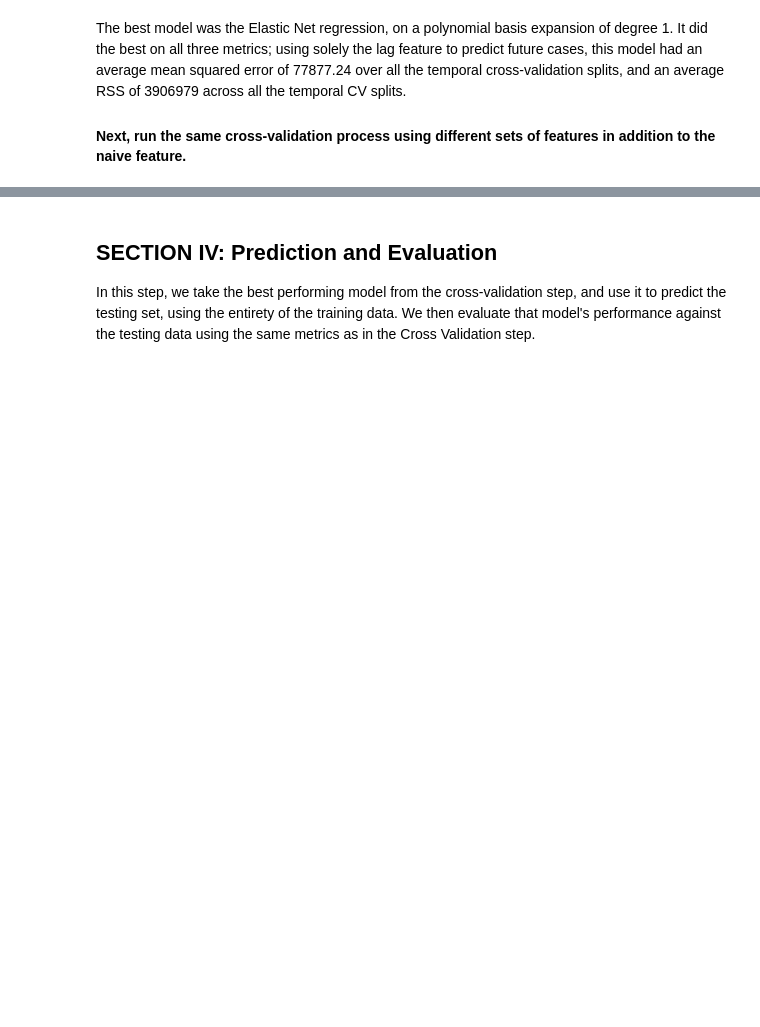
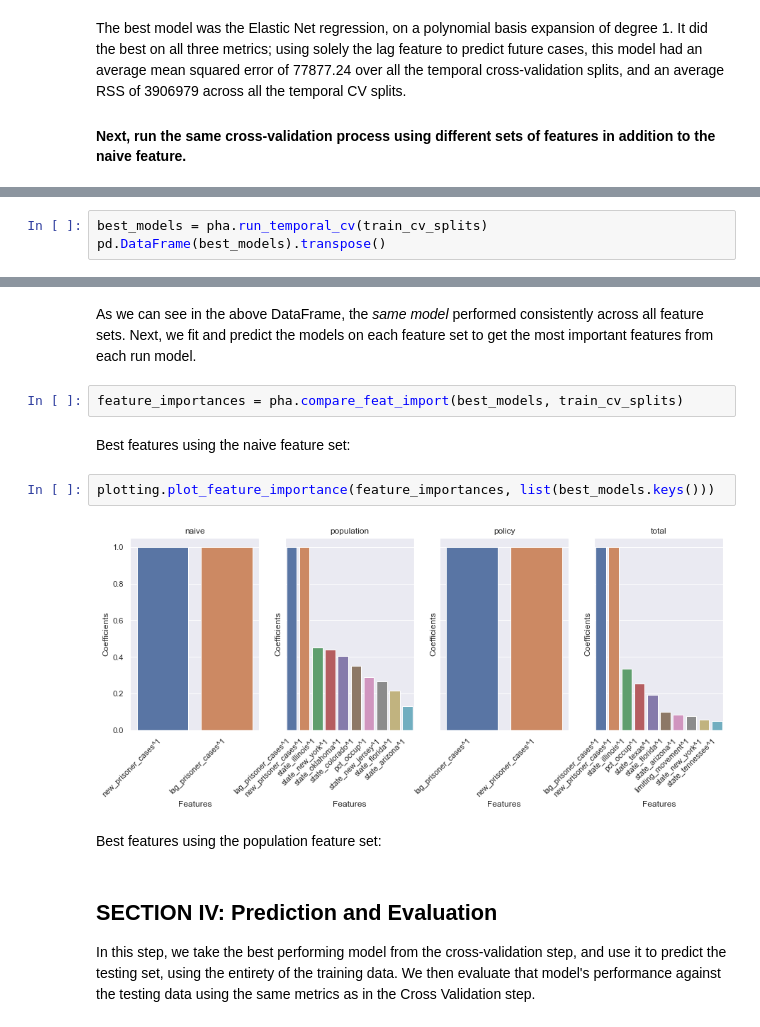
Before and after one commit to christi-liongson/covid_decarceration, a Jupyter notebook: analysis/prison_data_processing.ipynb, the cells around one changed output, grey strips where cells are left out. Cells and saved outputs as stored; diff of their text form; blank space fills up the shorter version.

```diff
--- a/analysis/prison_data_processing.ipynb
+++ b/analysis/prison_data_processing.ipynb
@@ -1174,0 +604,3 @@ get_feature_importance(best_model, best_params, train_cv, test_cv, all_features,
+# %%
+best_models = pha.run_temporal_cv(train_cv_splits)
+pd.DataFrame(best_models).transpose()
@@ -1175,3 +613,15 @@ get_feature_importance(best_model, best_params, train_cv, test_cv, all_features,
+# %% [markdown]
+As we can see in the above DataFrame, the _same model_ performed consistently across all feature sets. Next, we fit and predict the models on each feature set to get the most important features from each run model.
+# %%
+feature_importances = pha.compare_feat_import(best_models, train_cv_splits)
+# %% [markdown]
+Best features using the naive feature set:
+# %%
+plotting.plot_feature_importance(feature_importances, list(best_models.keys()))
+# %% [output]
+[figure, added]
+# %% [markdown]
+Best features using the population feature set:
 # %% [markdown]
 ## SECTION IV: Prediction and Evaluation
 
```
Also changed, not shown: parts of 58 cells of this notebook, 2 other files.
